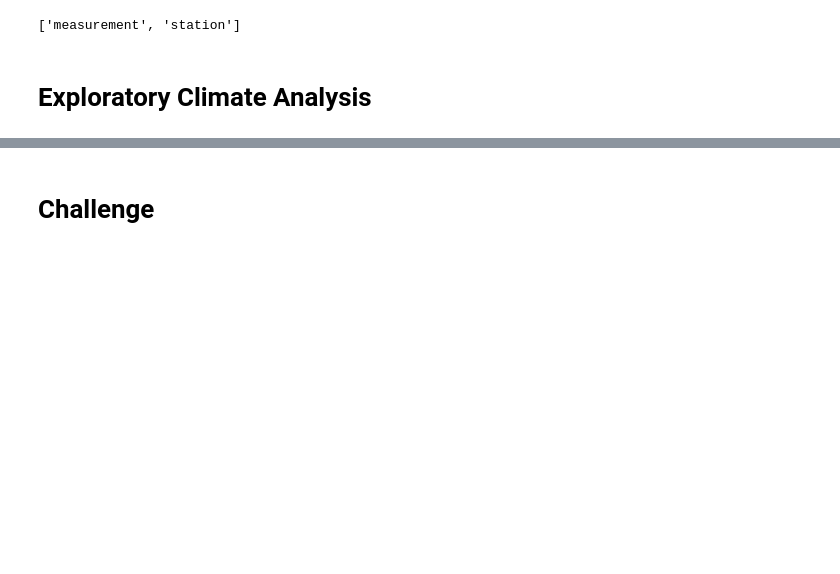
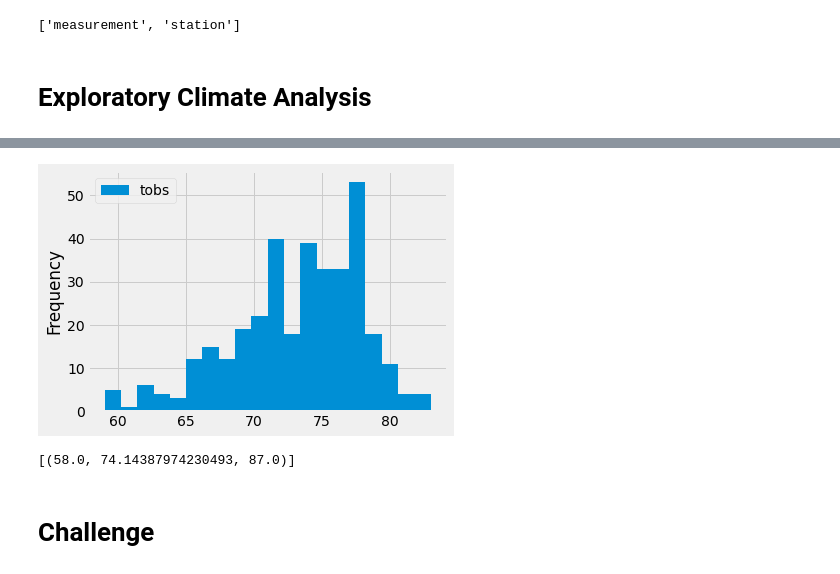
Before and after one commit to Wamuza1/Surfs_up, a Jupyter notebook: climate_analysis .ipynb, the cells around one changed output, grey strips where cells are left out. Saved outputs shown, nothing was run; the diff lists cells and outputs as text; code cells hidden in the pictures; blank space fills up the shorter version.

```diff
--- a/climate_analysis .ipynb
+++ b/climate_analysis .ipynb
@@ -85,5 +154,16 @@ df.plot()
+# %%
+df.plot.hist(bins=20)
+plt.tight_layout()
+# %% [output]
+[figure, added]
 # %%
 # Write a function called `calc_temps` that will accept start date and end date in the format '%Y-%m-%d'
 # and return the minimum, average, and maximum temperatures for that range of dates
+def calc_temps(start_date, end_date):
+    return session.query(func.min(Measurement.tobs), func.avg(Measurement.tobs), func.max(Measurement.tobs)).\
+        filter(Measurement.date >= start_date).filter(Measurement.date <= end_date).all()
+print(calc_temps('2017, 8, 23', '2018, 8, 23'))
+# %% [output]
+[(58.0, 74.14387974230493, 87.0)]
 # %% [markdown]
 # Challenge
```
Also changed, not shown: parts of 9 cells of this notebook.
